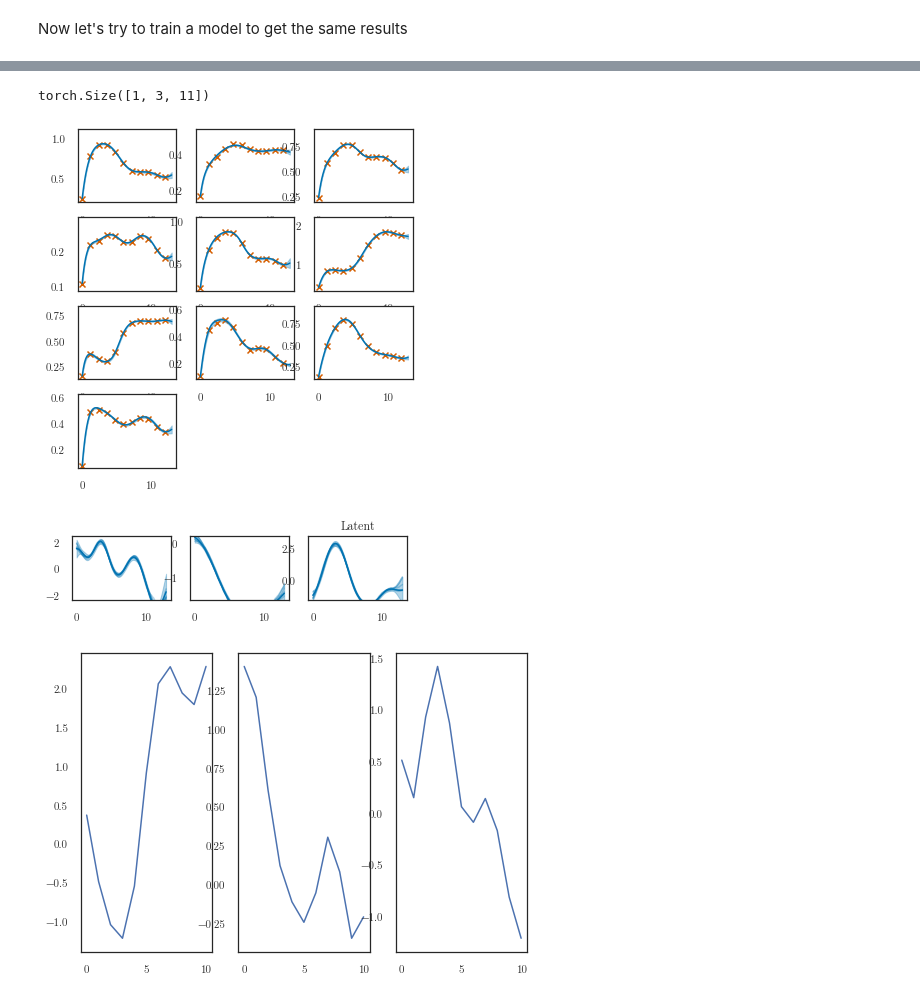
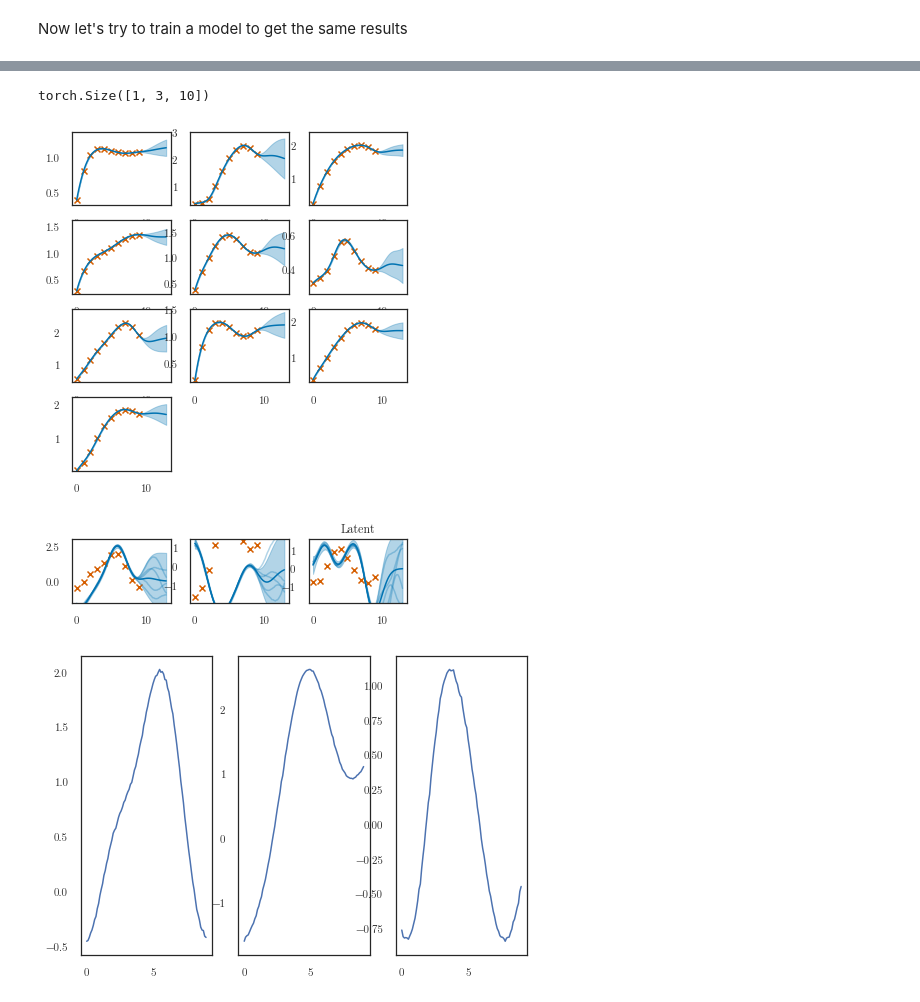
Before and after one commit to mossjacob/alfi, a Jupyter notebook: docs/notebooks/nonlinear/multitf.ipynb, the cells around one changed output, grey strips where cells are left out. Drawn from its saved outputs; the diff is of its cells as text; code cells hidden in the pictures.

```diff
--- a/docs/notebooks/nonlinear/multitf.ipynb
+++ b/docs/notebooks/nonlinear/multitf.ipynb
@@ -28,6 +27,7 @@ import numpy as np
     #
     #     return MultitaskMultivariateNormal.from_batch_mvn(batch_mvn, task_dim=0)
 # %%
+print(torch.finfo(torch.float32).tiny)
 config = VariationalConfiguration(
     num_samples=70,
     initial_conditions=False # TODO
@@ -35,6 +35,9 @@ config = VariationalConfiguration(
 
 num_latents = 3
 num_outputs = 30
-dataset = ToyTimeSeries(num_outputs=num_outputs, num_latents=num_latents)
+dataset = ToyTranscriptomicGenerator(
+    num_outputs, num_latents, softplus=True)
+dataset.generate_single()#basal_rate, sensitivity, decay_rate, lengthscale=lengthscale)
 print(dataset.t_observed)
+# plt.plot(dataset[])
 # %% [output]
@@ -97,9 +92,9 @@ gp_model = generate_multioutput_rbf_gp(num_latents, inducing_points,
                                        initial_lengthscale=1,
                                        gp_kwargs=dict(natural=False))
 lfm = TranscriptionLFM(num_outputs, gp_model, config)
-plotter = Plotter(lfm, np.arange(num_outputs))
+plotter = Plotter1d(lfm, np.arange(num_outputs))
 
-optimizer = torch.optim.Adam(lfm.parameters(), lr=0.02)
+optimizer = torch.optim.Adam(lfm.parameters(), lr=0.01)
 
 trainer = VariationalTrainer(lfm, [optimizer], dataset)
 # %%
@@ -125,32 +113,34 @@ Epoch 672/761 - Loss: -86.01 (-88.06 2.06) kernel: [[[1.2203519]]
 # %%
 lfm.eval()
 # labels = ['Basal rates', 'Sensitivities', 'Decay rates']
 # keys = ['raw_basal', 'raw_sensitivity', 'raw_decay']
 # constraints = [lfm.positivity, lfm.positivity, lfm.positivity]
 # kinetics = list()
 # for i, key in enumerate(keys):
 #     kinetics.append(
 #         constraints[i].transform(trainer.parameter_trace[key][-1].squeeze()).numpy())
 #
 # print(kinetics[0].shape)
 # plotter.plot_double_bar(kinetics, labels, figsize=(10, 3), ground_truths=hafner_ground_truth())
 q_m = lfm.predict_m(t_predict, step_size=1e-1)
 q_f = lfm.predict_f(t_predict)
 
 plotter.plot_gp(q_m, t_predict, replicate=0,
                 t_scatter=dataset.t_observed,
                 y_scatter=dataset.m_observed, num_samples=0)
-plotter.plot_gp(q_f, t_predict, num_samples=5)
+plotter.plot_gp(q_f, t_predict,
+                t_scatter=dataset.t_observed,
+                y_scatter=dataset.f_observed, num_samples=5)
 plt.title('Latent')
 fig, axes = plt.subplots(ncols=3)
 for i in range(3):
-    axes[i].plot(dataset.f_observed[0, i])
+    axes[i].plot(dataset.t_observed_highres, dataset.f_observed_highres[0, i])
 dataset.f_observed.shape
 # %% [output]
-torch.Size([1, 3, 11])
+torch.Size([1, 3, 10])
-[figure, old version]
+[figure, new version]
-[figure, old version]
+[figure, new version]
-[figure, old version]
+[figure, new version]
 # %%
 gp_model.covar_module.lengthscale
 # %% [output]
```
Also changed, not shown: parts of 6 cells of this notebook, 1 other file.
